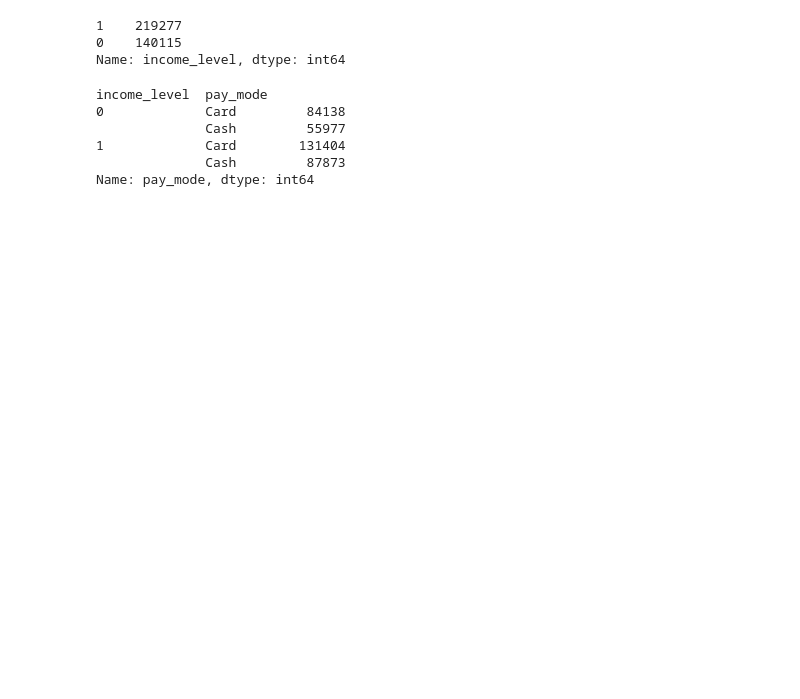
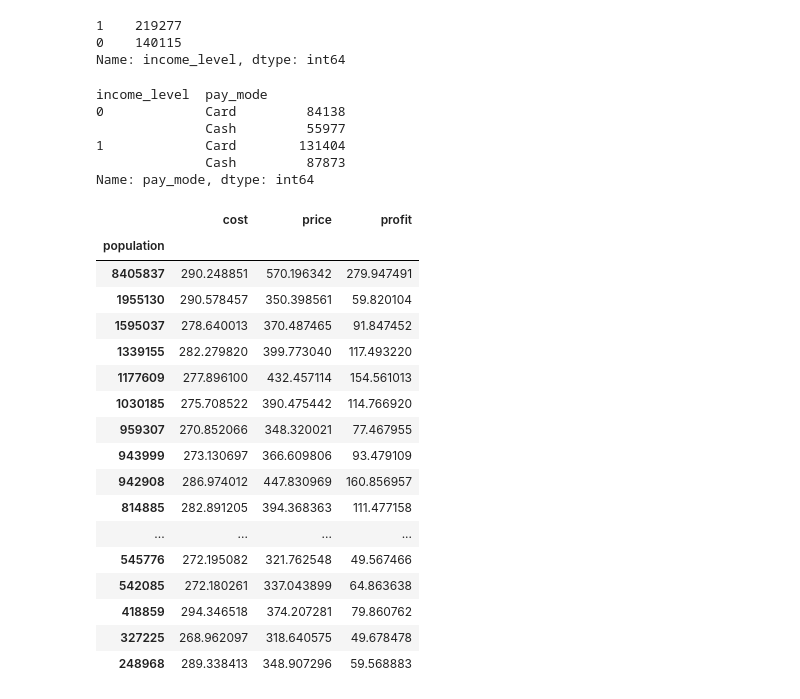
Before and after one commit to udbhavbalaji/G2M-Cab-Investment, a Jupyter notebook: G2M-EDA.ipynb, the cells around one changed output. Saved outputs shown, nothing was run; the diff lists cells and outputs as text; code cells hidden in the pictures; blank space fills up the shorter version.

```diff
--- a/G2M-EDA.ipynb
+++ b/G2M-EDA.ipynb
@@ -213,3 +213,27 @@ income_level  pay_mode
 1             Card        131404
               Cash         87873
 Name: pay_mode, dtype: int64
+# %%
+table = pd.pivot_table(df, values=['cost','price','profit'], index=['population'], aggfunc=np.mean)
+# %%
+table = table.sort_values(table.index.name, ascending=False)
+table
+# %% [output]
+|  | cost | price | profit |
+| population |  |  |  |
+| 8405837 | 290.248851 | 570.196342 | 279.947491 |
+| 1955130 | 290.578457 | 350.398561 | 59.820104 |
+| 1595037 | 278.640013 | 370.487465 | 91.847452 |
+| 1339155 | 282.279820 | 399.773040 | 117.493220 |
+| 1177609 | 277.896100 | 432.457114 | 154.561013 |
+| 1030185 | 275.708522 | 390.475442 | 114.766920 |
+| 959307 | 270.852066 | 348.320021 | 77.467955 |
+| 943999 | 273.130697 | 366.609806 | 93.479109 |
+| 942908 | 286.974012 | 447.830969 | 160.856957 |
+| 814885 | 282.891205 | 394.368363 | 111.477158 |
+| ... | ... | ... | ... |
+| 545776 | 272.195082 | 321.762548 | 49.567466 |
+| 542085 | 272.180261 | 337.043899 | 64.863638 |
+| 418859 | 294.346518 | 374.207281 | 79.860762 |
+| 327225 | 268.962097 | 318.640575 | 49.678478 |
+| 248968 | 289.338413 | 348.907296 | 59.568883 |
```
